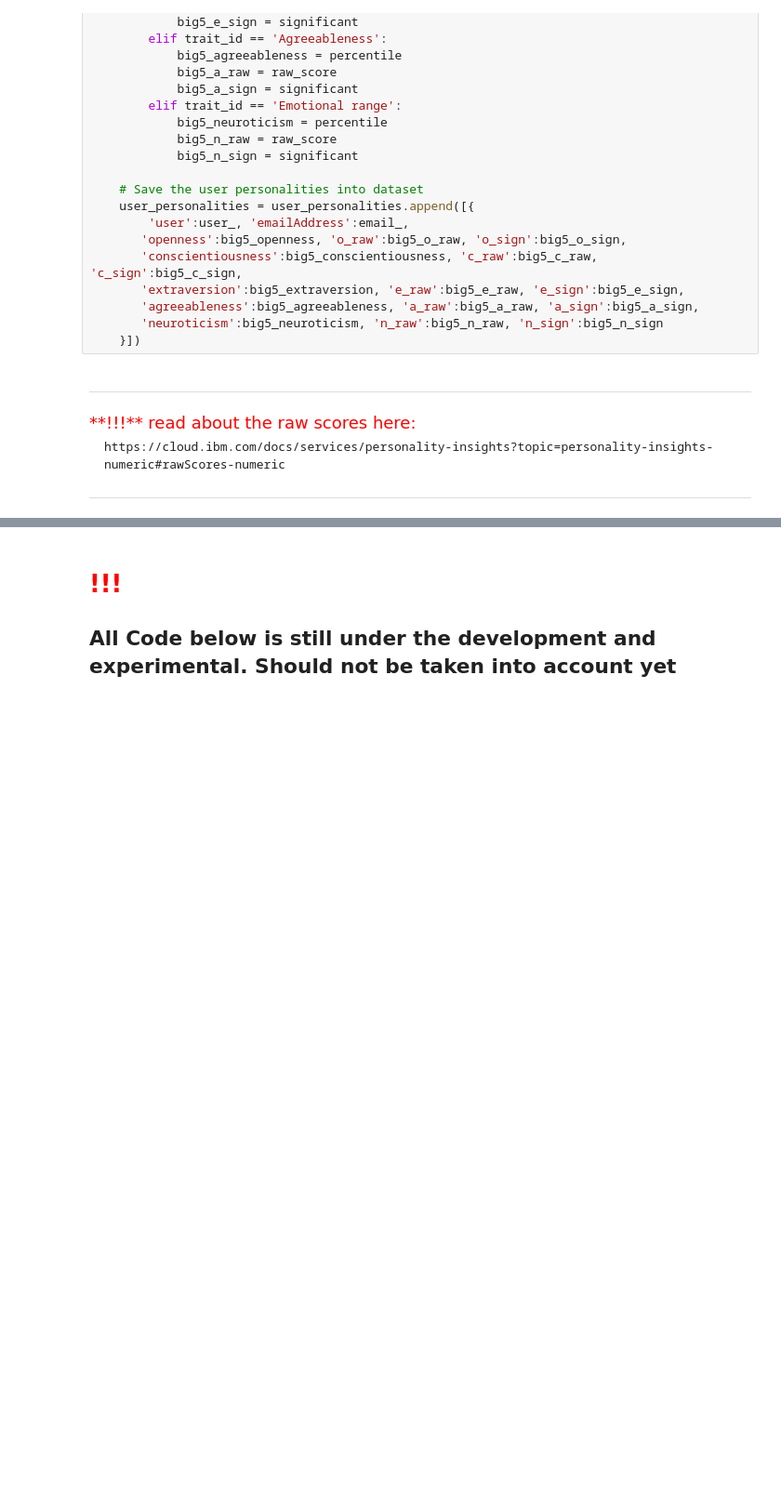
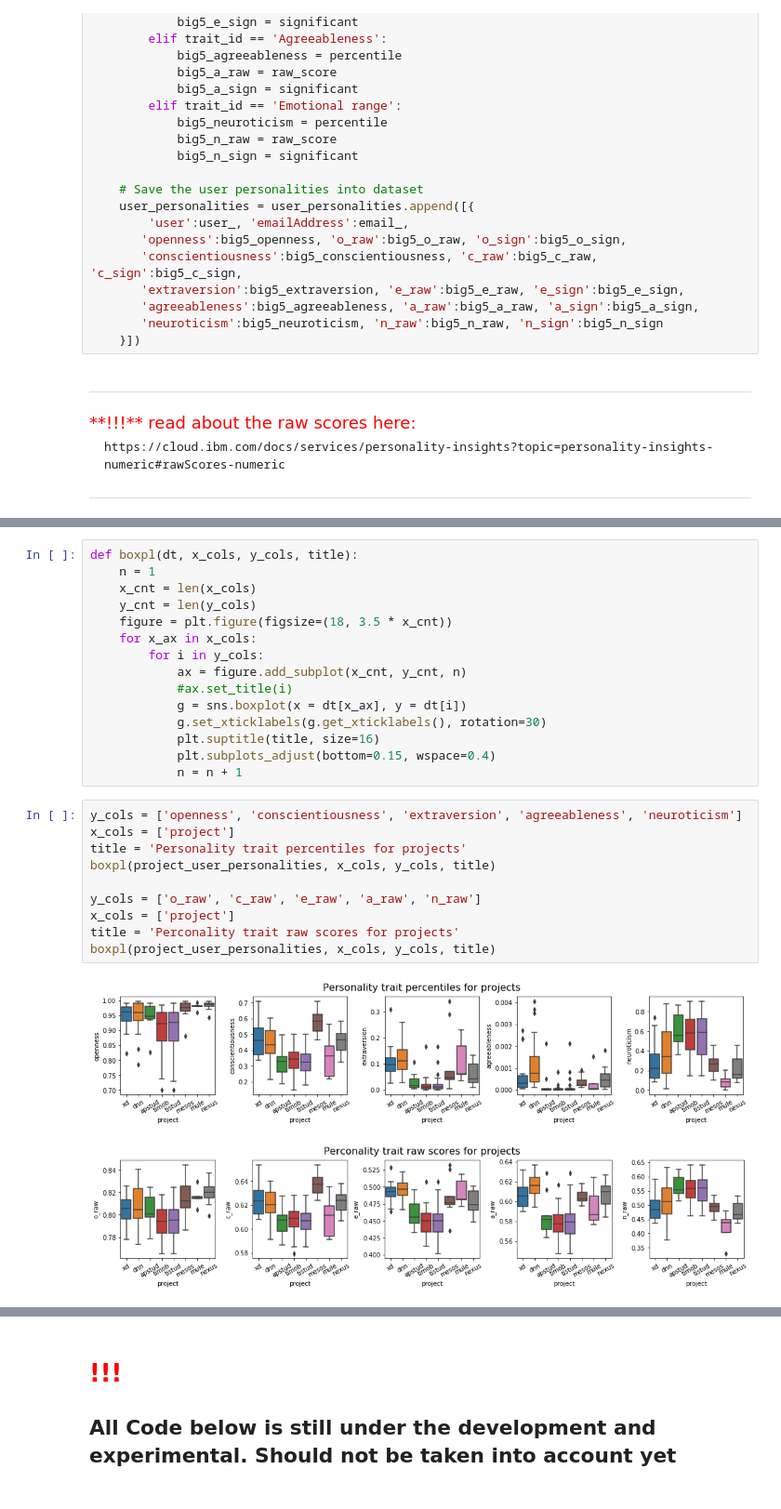
Before and after one commit to gogoladzetedo/Personalities_In_Agile, a Jupyter notebook: Analysis.ipynb, the cells around one changed output, grey strips where cells are left out. Shown at 93% size. Cells and saved outputs as stored; diff of their text form; blank space fills up the shorter version.

```diff
--- a/Analysis.ipynb
+++ b/Analysis.ipynb
@@ -779,0 +793,28 @@ plt.tight_layout();
+# %%
+def boxpl(dt, x_cols, y_cols, title):
+    n = 1
+    x_cnt = len(x_cols)
+    y_cnt = len(y_cols)
+    figure = plt.figure(figsize=(18, 3.5 * x_cnt))
+    for x_ax in x_cols:
+        for i in y_cols:
+            ax = figure.add_subplot(x_cnt, y_cnt, n)
+            #ax.set_title(i)
+            g = sns.boxplot(x = dt[x_ax], y = dt[i])
+            g.set_xticklabels(g.get_xticklabels(), rotation=30)
+            plt.suptitle(title, size=16)
+            plt.subplots_adjust(bottom=0.15, wspace=0.4)
+            n = n + 1
+# %%
+y_cols = ['openness', 'conscientiousness', 'extraversion', 'agreeableness', 'neuroticism']
+x_cols = ['project']
+title = 'Personality trait percentiles for projects'
+boxpl(project_user_personalities, x_cols, y_cols, title)
+
+y_cols = ['o_raw', 'c_raw', 'e_raw', 'a_raw', 'n_raw']
+x_cols = ['project']
+title = 'Perconality trait raw scores for projects'
+boxpl(project_user_personalities, x_cols, y_cols, title)
+# %% [output]
+[figure, added]
+[figure, added]
```
Also changed, not shown: parts of 23 cells of this notebook.
